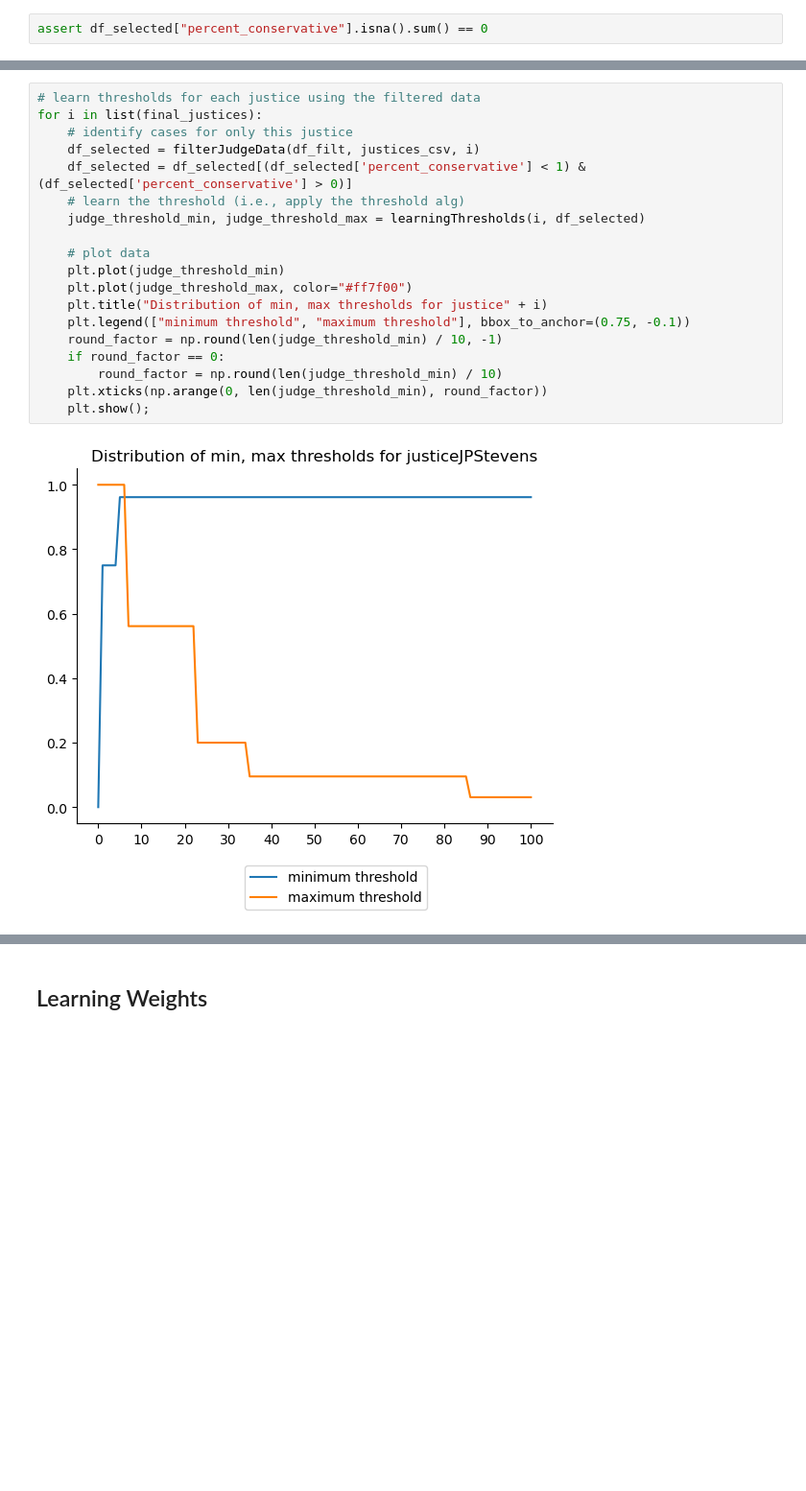
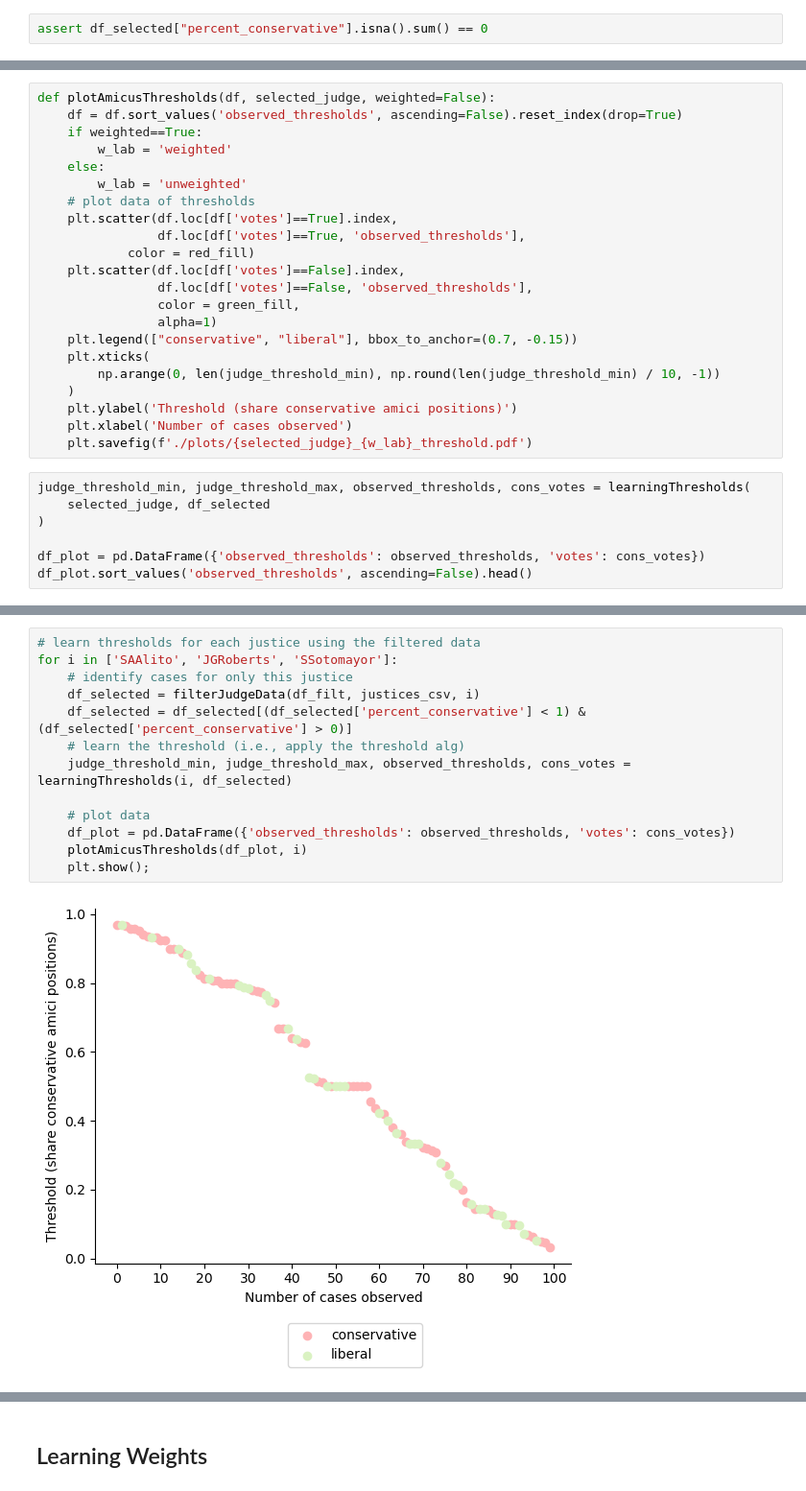
Before and after one commit to rbatra2000/info6850networks, a Jupyter notebook: main.ipynb, the cells around one changed output, grey strips where cells are left out. Shown at 96% size. Drawn from its saved outputs; the diff is of its cells as text; blank space fills up the shorter version.

Commit message:
add scatter plots

```diff
--- a/main.ipynb
+++ b/main.ipynb
@@ -1071,0 +1025,29 @@ plt.show();
+# %%
+def plotAmicusThresholds(df, selected_judge, weighted=False):
+    df = df.sort_values('observed_thresholds', ascending=False).reset_index(drop=True)
+    if weighted==True:
+        w_lab = 'weighted'
+    else:
+        w_lab = 'unweighted'
+    # plot data of thresholds
+    plt.scatter(df.loc[df['votes']==True].index,
+                df.loc[df['votes']==True, 'observed_thresholds'],
+            color = red_fill)
+    plt.scatter(df.loc[df['votes']==False].index,
+                df.loc[df['votes']==False, 'observed_thresholds'],
+                color = green_fill,
+                alpha=1)
+    plt.legend(["conservative", "liberal"], bbox_to_anchor=(0.7, -0.15))
+    plt.xticks(
+        np.arange(0, len(judge_threshold_min), np.round(len(judge_threshold_min) / 10, -1))
+    )
+    plt.ylabel('Threshold (share conservative amici positions)')
+    plt.xlabel('Number of cases observed')
+    plt.savefig(f'./plots/{selected_judge}_{w_lab}_threshold.pdf')
+# %%
+judge_threshold_min, judge_threshold_max, observed_thresholds, cons_votes = learningThresholds(
+    selected_judge, df_selected
+)
+
+df_plot = pd.DataFrame({'observed_thresholds': observed_thresholds, 'votes': cons_votes})
+df_plot.sort_values('observed_thresholds', ascending=False).head()
@@ -1072,21 +1065,15 @@ plt.show();
 # %%
 # learn thresholds for each justice using the filtered data
-for i in list(final_justices):
+for i in ['SAAlito', 'JGRoberts', 'SSotomayor']:
     # identify cases for only this justice
     df_selected = filterJudgeData(df_filt, justices_csv, i)
     df_selected = df_selected[(df_selected['percent_conservative'] < 1) & (df_selected['percent_conservative'] > 0)]
     # learn the threshold (i.e., apply the threshold alg)
-    judge_threshold_min, judge_threshold_max = learningThresholds(i, df_selected)
+    judge_threshold_min, judge_threshold_max, observed_thresholds, cons_votes = learningThresholds(i, df_selected)
 
     # plot data
-    plt.plot(judge_threshold_min)
-    plt.plot(judge_threshold_max, color="#ff7f00")
-    plt.title("Distribution of min, max thresholds for justice" + i)
-    plt.legend(["minimum threshold", "maximum threshold"], bbox_to_anchor=(0.75, -0.1))
-    round_factor = np.round(len(judge_threshold_min) / 10, -1)
-    if round_factor == 0:
-        round_factor = np.round(len(judge_threshold_min) / 10)
-    plt.xticks(np.arange(0, len(judge_threshold_min), round_factor))
+    df_plot = pd.DataFrame({'observed_thresholds': observed_thresholds, 'votes': cons_votes})
+    plotAmicusThresholds(df_plot, i)
     plt.show();
 # %% [output]
-[figure, old version]
+[figure, new version]
```
Also changed, not shown: parts of 21 cells of this notebook, 7 other files.
